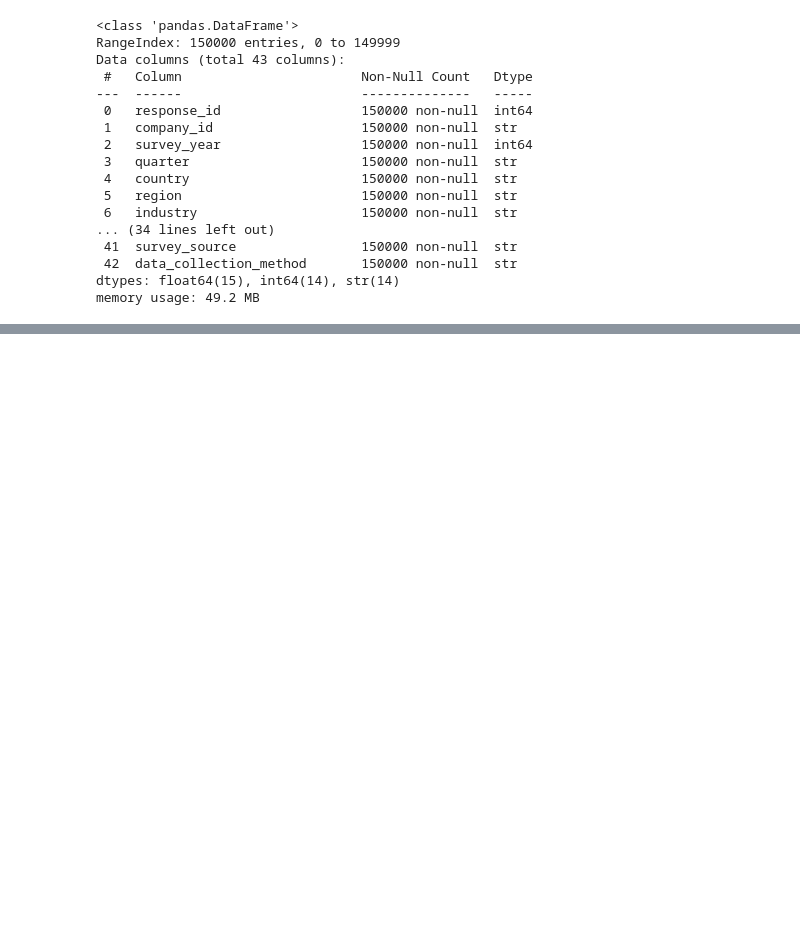
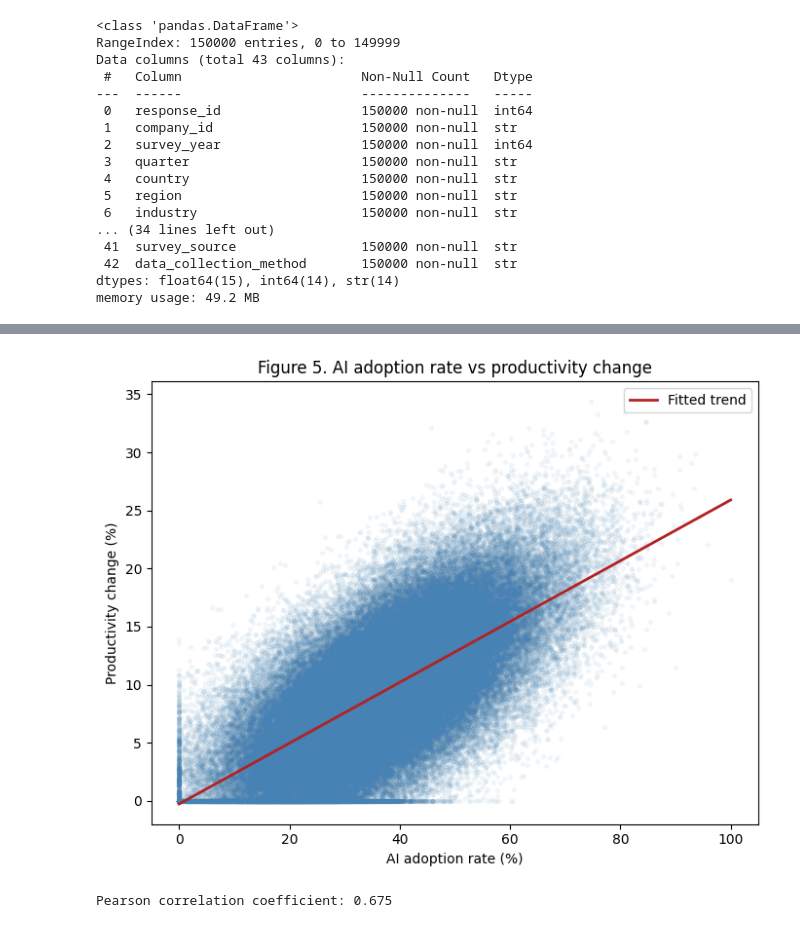
Before and after one commit to avathanshu/ENGE707_Sens-AI-tional_Project, a Jupyter notebook: AI_analysis_avathanshu.ipynb, the cells around one changed output, grey strips where cells are left out. Cells and saved outputs as stored; diff of their text form; code cells hidden in the pictures; blank space fills up the shorter version.

```diff
--- a/AI_analysis_avathanshu.ipynb
+++ b/AI_analysis_avathanshu.ipynb
@@ -548,0 +369,21 @@ Columns with any missing data: 0 of 43
+# %%
+fig, ax = plt.subplots(figsize=(7, 5.5))
+ax.scatter(df_clean["ai_adoption_rate"], df_clean["productivity_change_percent"],
+           alpha=0.05, s=8, color="steelblue")
+
+coeffs = np.polyfit(df_clean["ai_adoption_rate"], df_clean["productivity_change_percent"], 1)
+trend_x = np.linspace(df_clean["ai_adoption_rate"].min(), df_clean["ai_adoption_rate"].max(), 100)
+ax.plot(trend_x, np.polyval(coeffs, trend_x), color="firebrick", linewidth=2, label="Fitted trend")
+
+ax.set_xlabel("AI adoption rate (%)")
+ax.set_ylabel("Productivity change (%)")
+ax.set_title("Figure 5. AI adoption rate vs productivity change")
+ax.legend()
+plt.tight_layout()
+plt.show()
+
+pearson_r = df_clean["ai_adoption_rate"].corr(df_clean["productivity_change_percent"])
+print(f"Pearson correlation coefficient: {pearson_r:.3f}")
+# %% [output]
+[figure, added]
+Pearson correlation coefficient: 0.675
```
Also changed, not shown: parts of 60 cells of this notebook, 1 other file.
